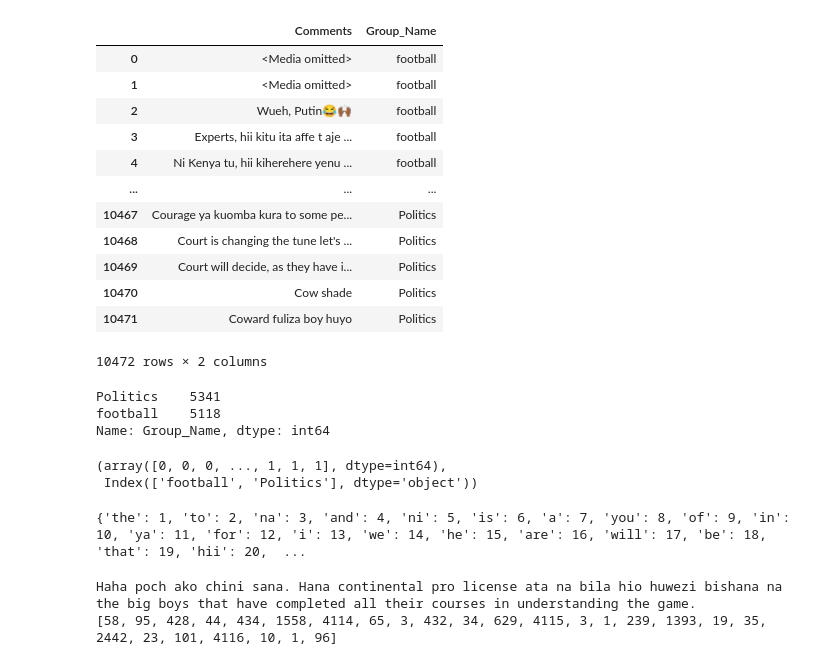
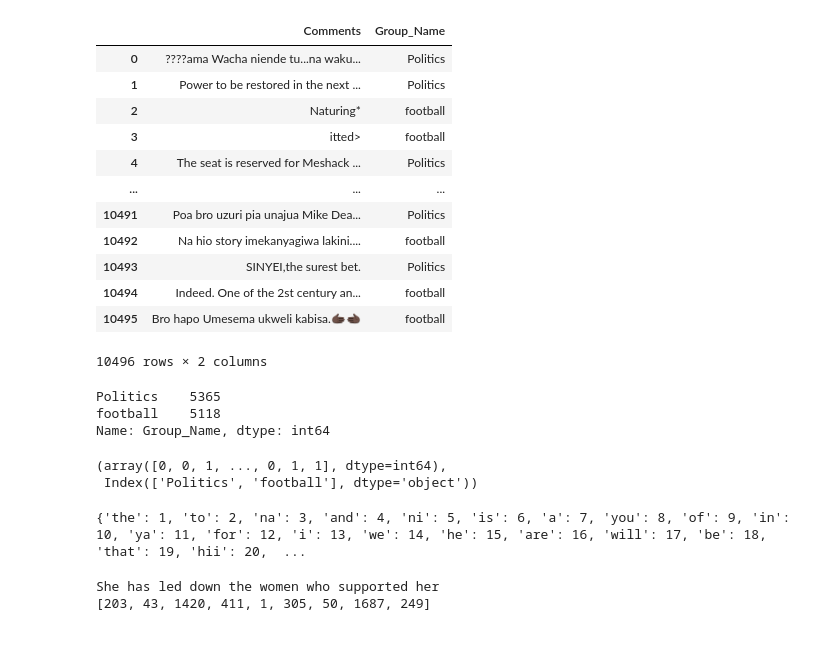
Before and after one commit to Fessbender/Sentiment-Analysis, a Jupyter notebook: Whatsapp Project.ipynb, the cells around one changed output. Cells and saved outputs as stored; diff of their text form; code cells hidden in the pictures.

```diff
--- a/Whatsapp Project.ipynb
+++ b/Whatsapp Project.ipynb
@@ -37,30 +37,30 @@ data.tail()
 # %%
-data= data.drop(['Date'], axis=1)
+data= data.drop(['Date','Rand'], axis=1)
 data
 # %% [output]
 |  | Comments | Group_Name |
-| 0 | <Media omitted> | football |
-| 1 | <Media omitted> | football |
-| 2 | Wueh, Putin😂🙌🏾 | football |
-| 3 | Experts, hii kitu ita affe t aje ... | football |
-| 4 | Ni Kenya tu, hii kiherehere yenu ... | football |
+| 0 | ????ama Wacha niende tu...na waku... | Politics |
+| 1 | Power to be restored in the next ... | Politics |
+| 2 | Naturing* | football |
+| 3 | itted> | football |
+| 4 | The seat is reserved for Meshack ... | Politics |
 | ... | ... | ... |
-| 10467 | Courage ya kuomba kura to some pe... | Politics |
-| 10468 | Court is changing the tune let's ... | Politics |
-| 10469 | Court will decide, as they have i... | Politics |
-| 10470 | Cow shade | Politics |
-| 10471 | Coward fuliza boy huyo | Politics |
+| 10491 | Poa bro uzuri pia unajua Mike Dea... | Politics |
+| 10492 | Na hio story imekanyagiwa lakini.... | football |
+| 10493 | SINYEI,the surest bet. | Politics |
+| 10494 | Indeed. One of the 2st century an... | football |
+| 10495 | Bro hapo Umesema ukweli kabisa.🫱🏿‍🫲🏿 | football |
-10472 rows × 2 columns
+10496 rows × 2 columns
 # %%
 data['Group_Name'].value_counts()
 # %% [output]
-Politics    5341
+Politics    5365
 football    5118
 Name: Group_Name, dtype: int64
 # %%
 sentiment_label = data.Group_Name.factorize()
 sentiment_label
 # %% [output]
-(array([0, 0, 0, ..., 1, 1, 1], dtype=int64),
- Index(['football', 'Politics'], dtype='object'))
+(array([0, 0, 1, ..., 0, 1, 1], dtype=int64),
+ Index(['Politics', 'football'], dtype='object'))
 # %%
@@ -75,11 +75,11 @@ print(tokenizer.word_index)
 # %% [output]
 {'the': 1, 'to': 2, 'na': 3, 'and': 4, 'ni': 5, 'is': 6, 'a': 7, 'you': 8, 'of': 9, 'in': 10, 'ya': 11, 'for': 12, 'i': 13, 'we': 14, 'he': 15, 'are': 16, 'will': 17, 'be': 18, 'that': 19, 'hii': 20,  ...
 # %%
-print(tweet[200])
-print(encoded_docs[200])
+print(tweet[2001])
+print(encoded_docs[2001])
 # %% [output]
-Haha poch ako chini sana. Hana continental pro license ata na bila hio huwezi bishana na the big boys that have completed all their courses in understanding the game.
-[58, 95, 428, 44, 434, 1558, 4114, 65, 3, 432, 34, 629, 4115, 3, 1, 239, 1393, 19, 35, 2442, 23, 101, 4116, 10, 1, 96]
+She has led down the women who supported her
+[203, 43, 1420, 411, 1, 305, 50, 1687, 249]
 # %%
 print(padded_sequence[1000])
 # %% [output]
```
Also changed, not shown: parts of 9 cells of this notebook.
